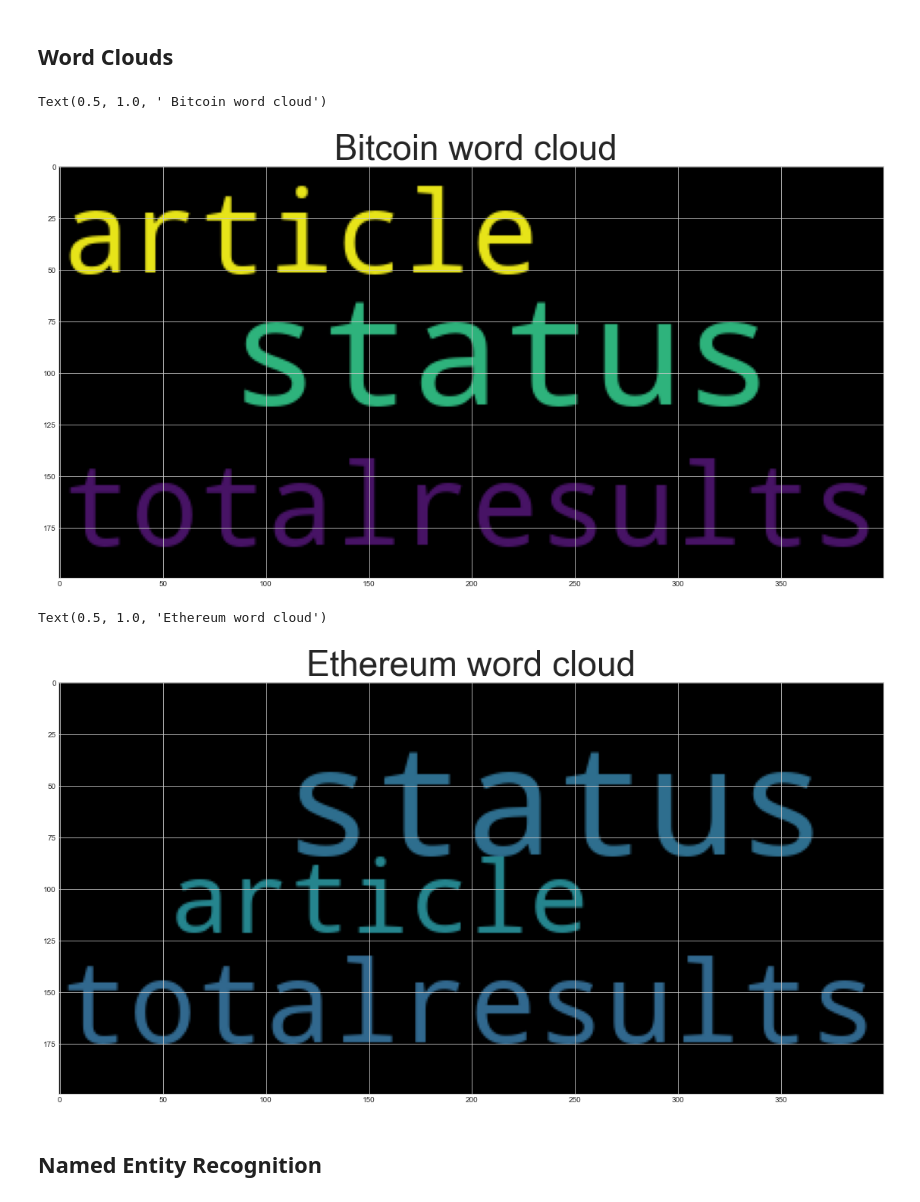
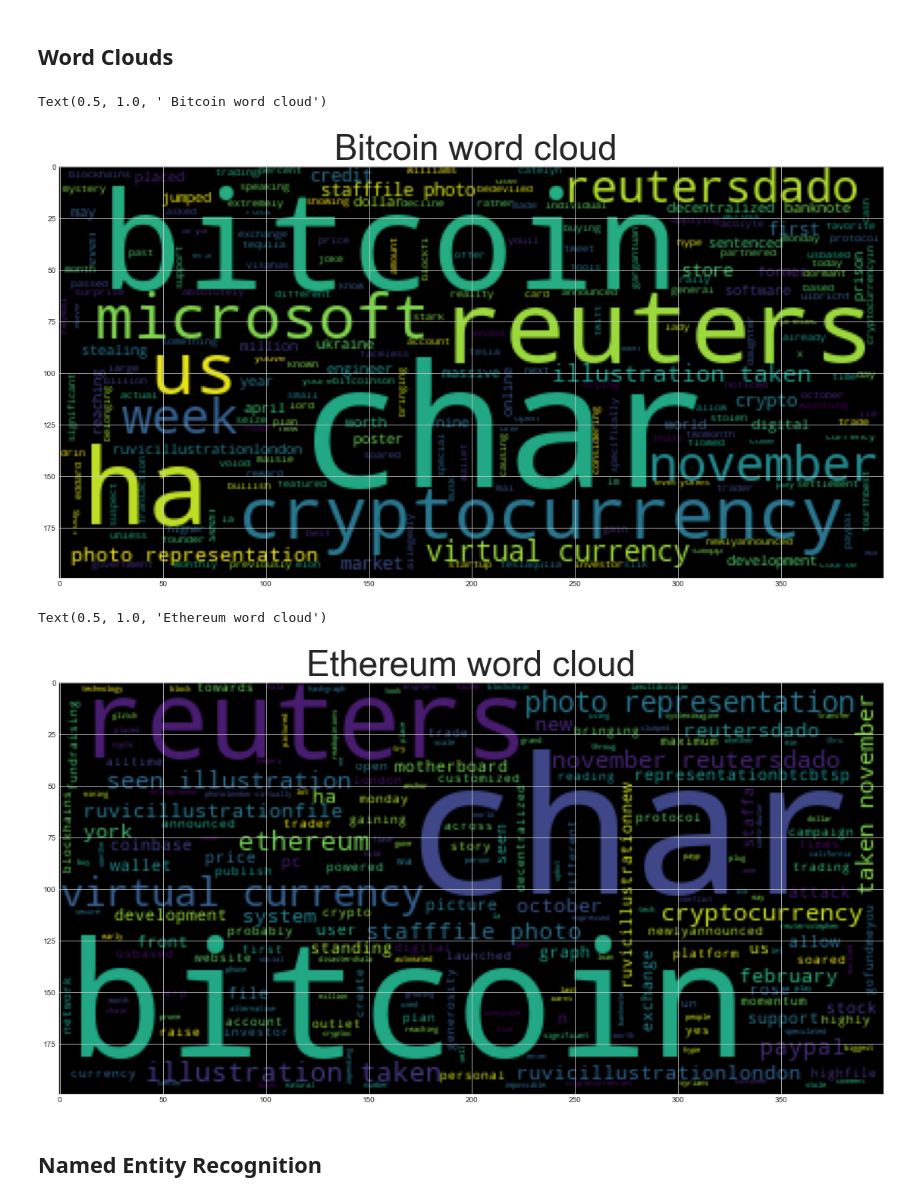
Before and after one commit to jexiamaris/tales_from_cryptos, a Jupyter notebook: crypto_sentiment.ipynb, the cells around one changed output. Drawn from its saved outputs; the diff is of its cells as text; code cells hidden in the pictures.

```diff
--- a/crypto_sentiment.ipynb
+++ b/crypto_sentiment.ipynb
@@ -336,26 +336,29 @@ import matplotlib.pyplot as plt
 plt.style.use('seaborn-whitegrid')
 import matplotlib as mpl
 mpl.rcParams['figure.figsize'] = [20.0, 10.0]
+# %%
+bitcoin_text = bitcoin_sent_df["Text"]
+ethereum_text = ethereum_sent_df["Text"]
 # %%
 # Generate the Bitcoin word cloud
-big_string = ' '. join(bitcoin_news)
+big_string = ' '.join(bitcoin_text)
 input_text = tokenizer(big_string)
 wc = WordCloud().generate(input_text)
 plt.imshow(wc)
 plt.title(" Bitcoin word cloud", fontdict={'fontsize': 46})
 # %% [output]
 Text(0.5, 1.0, ' Bitcoin word cloud')
-[figure, old version]
+[figure, new version]
 # %%
 # Generate the Ethereum word cloud
-big_string_et = ' '. join(ethereum_news)
+big_string_et = ' '.join(ethereum_text)
 input_text_et = tokenizer(big_string_et)
 wc_et = WordCloud().generate(input_text_et)
 plt.imshow(wc_et)
 plt.title("Ethereum word cloud", fontdict={'fontsize': 46})
 # %% [output]
 Text(0.5, 1.0, 'Ethereum word cloud')
-[figure, old version]
+[figure, new version]
 # %% [markdown]
 ## Named Entity Recognition
 # %%
```
Also changed, not shown: parts of 9 cells of this notebook.
